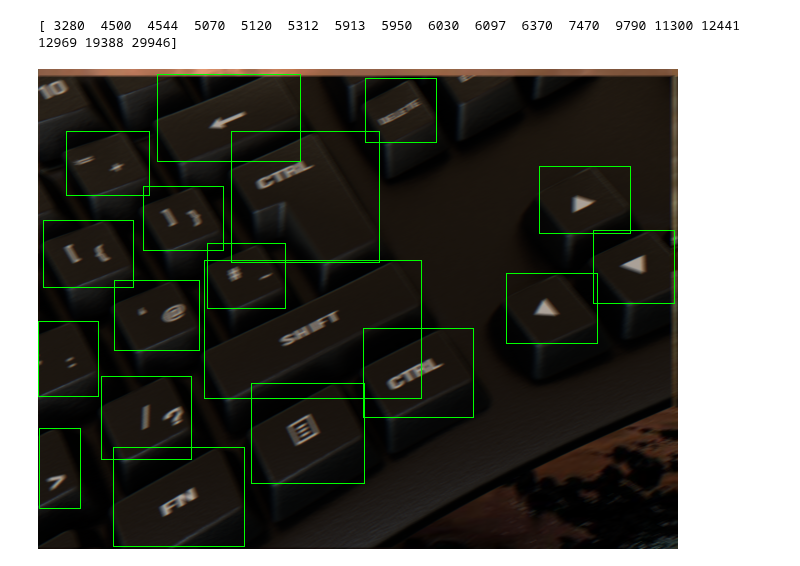
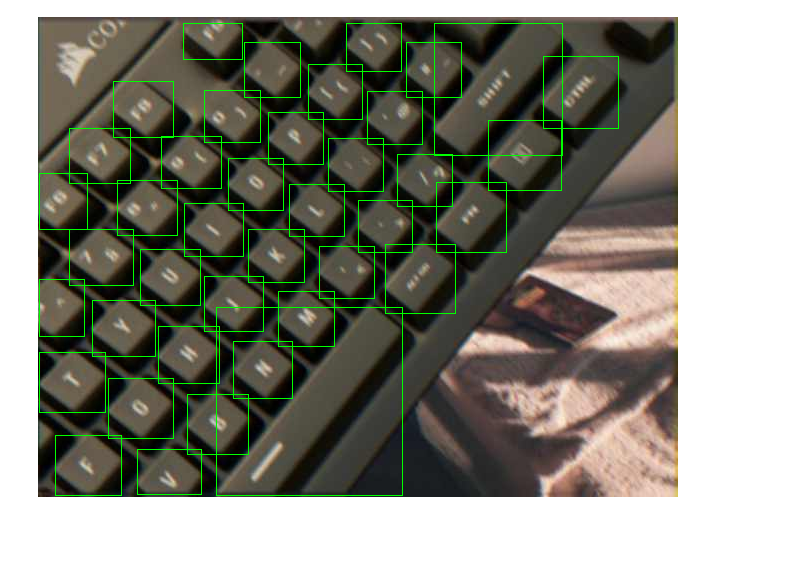
Before and after one commit to umrover/keyboard-detection, a Jupyter notebook: models/key-region-detection-YOLO.ipynb, the cells around one changed output. Saved outputs shown, nothing was run; the diff lists cells and outputs as text; code cells hidden in the pictures; blank space fills up the shorter version.

```diff
--- a/models/key-region-detection-YOLO.ipynb
+++ b/models/key-region-detection-YOLO.ipynb
@@ -12,40 +12,25 @@ from ultralytics import YOLO
 # %%
 paths = os.listdir(f"{YOLO_DATASET}/train/labels")
 i = random.choice(paths)
 
-img = Image.open(f"{YOLO_DATASET}/train/images/{i.removesuffix('.txt')}.png")
+img = Image.open(f"{YOLO_DATASET}/train/images/{i.removesuffix('.txt')}.jpg")
 img = np.array(img)
 
 with open(f"{YOLO_DATASET}/train/labels/{i}") as file:
     lines = file.readlines()
-
-areas = []
 
 for line in lines:
     _, cx, cy, w, h = map(float, line.split())
     cx *= img.shape[1]
     cy *= img.shape[0]
     w = int(w * img.shape[1])
     h = int(h * img.shape[0])
 
     x1 = int(cx - w / 2)
     y1 = int(cy - h / 2)
 
-    areas.append(w * h)
     cv2.rectangle(img, (x1, y1), (x1 + w, y1 + h), (0, 255, 0), 1)
 
-areas = np.array(list(sorted(areas)))
-print(areas)
-
-def reject_outliers(data, m=-0.5):
-    d = data - np.median(data)
-    mdev = np.median(data)
-    s = d / mdev if mdev else np.zeros(len(d))
-    return data[s > m]
-
-
-# print(reject_outliers(areas))
 Image.fromarray(img)
 # %% [output]
-[ 3280  4500  4544  5070  5120  5312  5913  5950  6030  6097  6370  7470  9790 11300 12441 12969 19388 29946]
-[figure, old version]
+[figure, new version]
```
Also changed, not shown: parts of 5 cells of this notebook, 7 other files.
